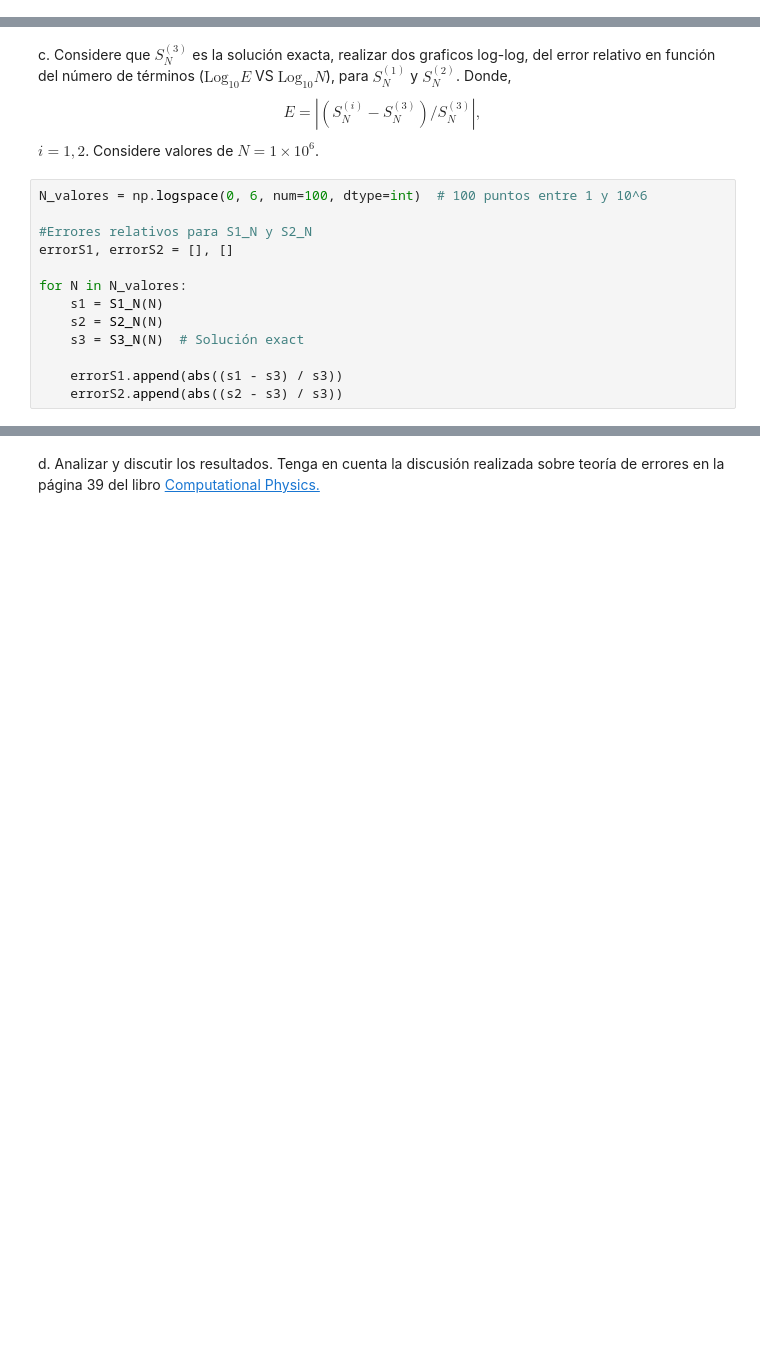
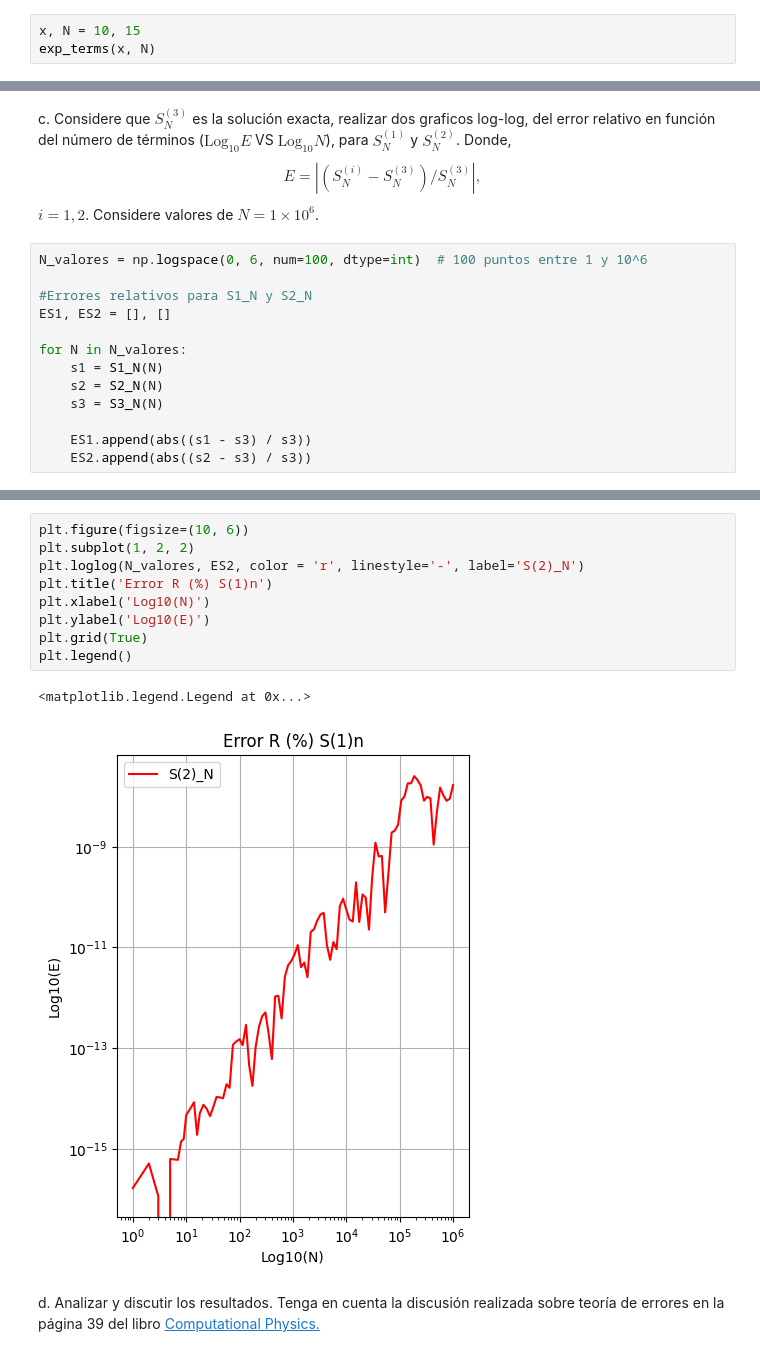
Before and after one commit to hernansalinas/CursoMetodosComputacionales, a Jupyter notebook: Students/Niño_666/Lab_03_Sol_MC.ipynb, the cells around one changed output, grey strips where cells are left out. Drawn from its saved outputs; the diff is of its cells as text; blank space fills up the shorter version.

```diff
--- a/Students/Niño_666/Lab_03_Sol_MC.ipynb
+++ b/Students/Niño_666/Lab_03_Sol_MC.ipynb
@@ -177,0 +187,3 @@ x_ = 10
+# %%
+x, N = 10, 15
+exp_terms(x, N)
@@ -331,15 +411,15 @@ del número de términos ($\mathrm{Log_{10}} E$ VS $\mathrm{Log_{10}} N$), para
 N_valores = np.logspace(0, 6, num=100, dtype=int)  # 100 puntos entre 1 y 10^6
 
 #Errores relativos para S1_N y S2_N
-errorS1, errorS2 = [], []
+ES1, ES2 = [], []
 
 for N in N_valores:
     s1 = S1_N(N)
     s2 = S2_N(N)
-    s3 = S3_N(N)  # Solución exact
+    s3 = S3_N(N)
 
-    errorS1.append(abs((s1 - s3) / s3))
-    errorS2.append(abs((s2 - s3) / s3))
+    ES1.append(abs((s1 - s3) / s3))
+    ES2.append(abs((s2 - s3) / s3))
 # %%
 plt.figure(figsize=(10, 6))
 
@@ -355,6 +435,18 @@ plt.tight_layout()
 plt.show()
 # %% [output]
 [figure]
+# %%
+plt.figure(figsize=(10, 6))
+plt.subplot(1, 2, 2)
+plt.loglog(N_valores, ES2, color = 'r', linestyle='-', label='S(2)_N')
+plt.title('Error R (%) S(1)n')
+plt.xlabel('Log10(N)')
+plt.ylabel('Log10(E)')
+plt.grid(True)
+plt.legend()
+# %% [output]
+<matplotlib.legend.Legend at 0x...>
+[figure, added]
 # %% [markdown]
 d. Analizar y discutir los resultados. Tenga en cuenta la discusión realizada sobre teoría de errores en la página
 39 del libro [Computational Physics. ](https://www.dropbox.com/s/n06ul2r4l65khl6/Computational%20Physics%20-%20Problem%20Solving%20with%20Computers%2C%203527406263.pdf?dl=0)
```
Also changed, not shown: parts of 19 cells of this notebook.
